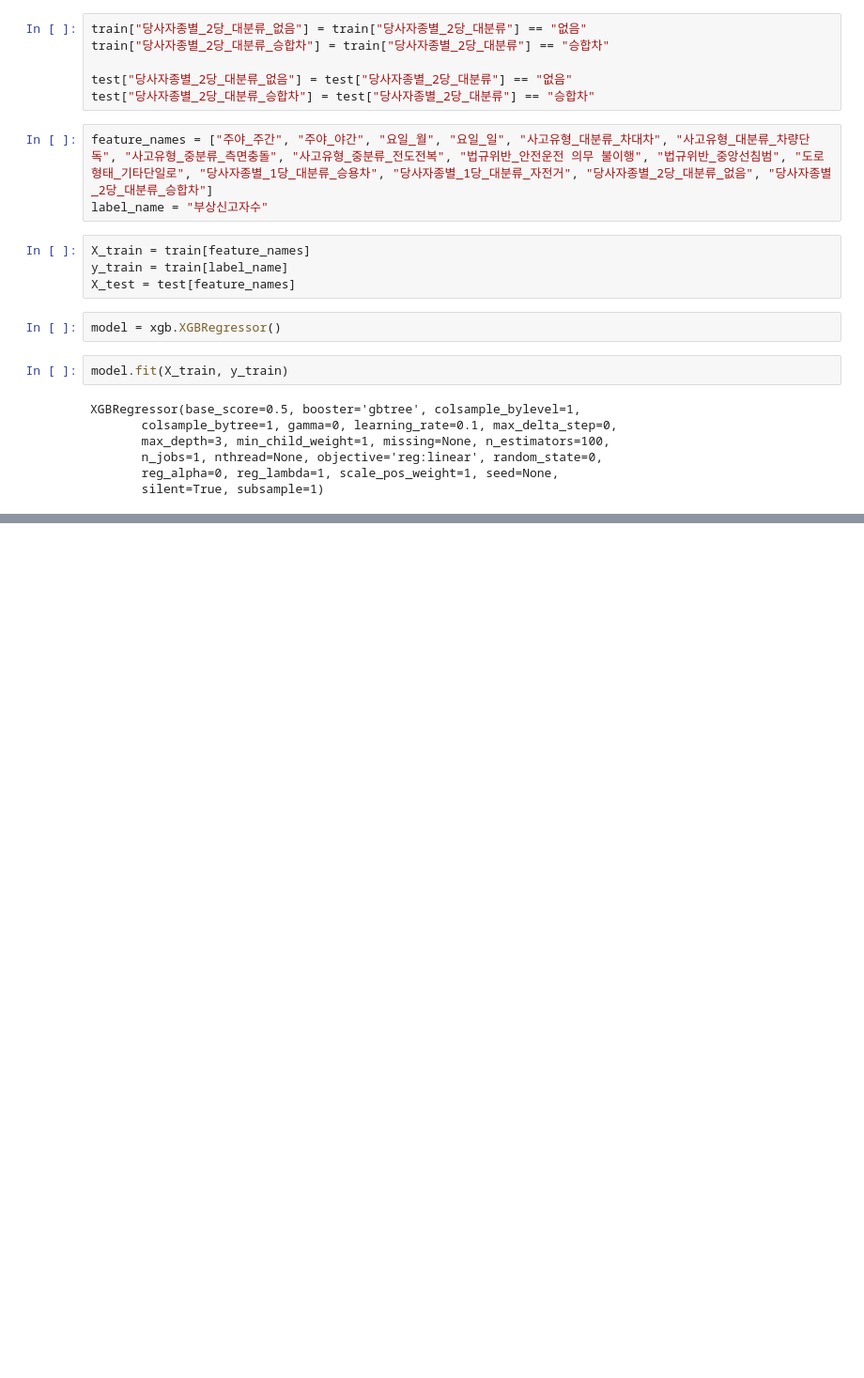
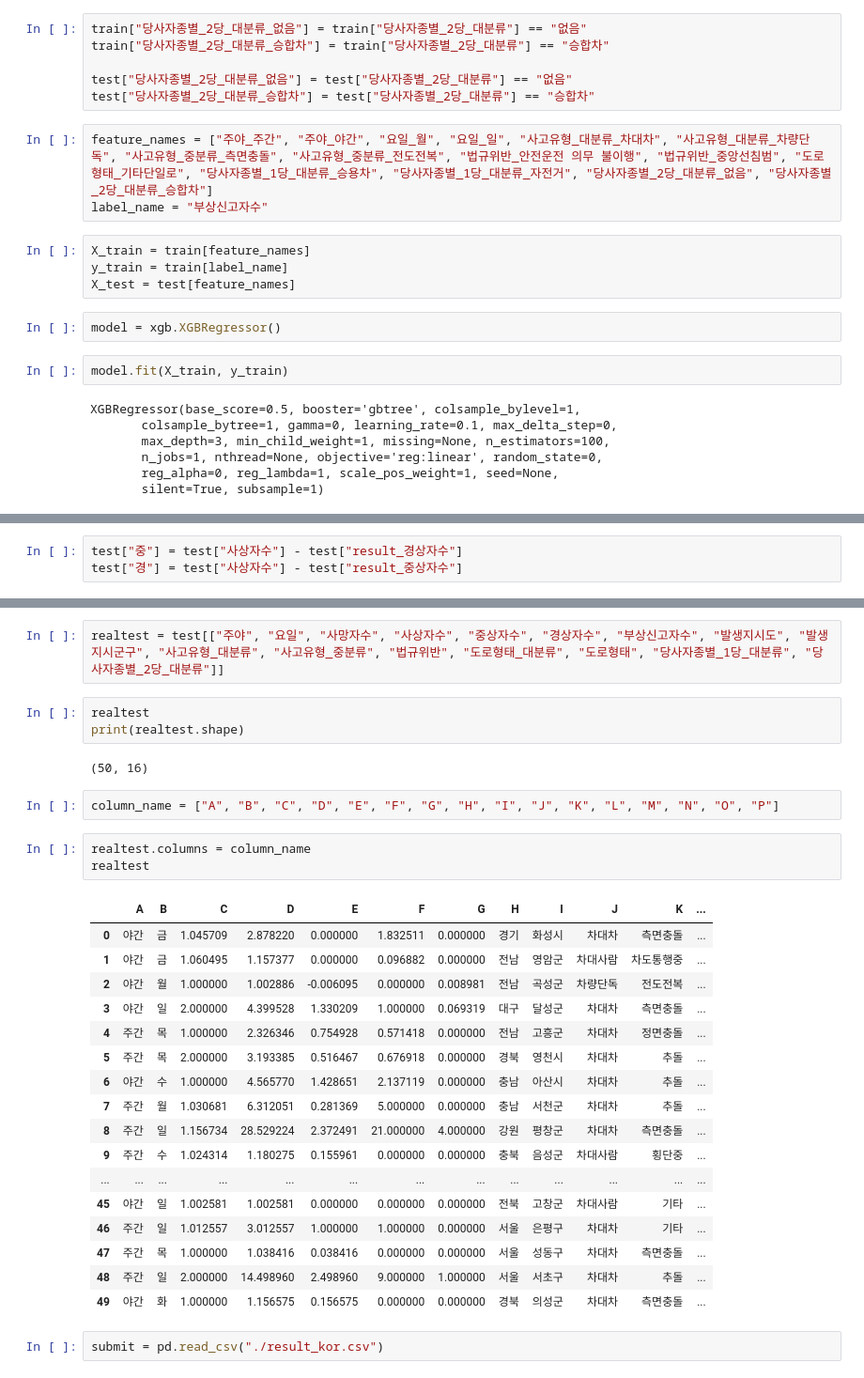
Before and after one commit to willthd/Data-Science, a Jupyter notebook: dataChallenge/dataChellenge.ipynb, the cells around one changed output, grey strips where cells are left out. Shown at 94% size. Cells and saved outputs as stored; diff of their text form; blank space fills up the shorter version.

```diff
--- a/dataChallenge/dataChellenge.ipynb
+++ b/dataChallenge/dataChellenge.ipynb
@@ -1046,0 +1208,3 @@ test.loc[test["부상신고자수"].isnull(), "부상신고자수"] = test["resu
+# %%
+test["중"] = test["사상자수"] - test["result_경상자수"]
+test["경"] = test["사상자수"] - test["result_중상자수"]
@@ -1046,0 +1251,32 @@ test.loc[test["부상신고자수"].isnull(), "부상신고자수"] = test["resu
+# %%
+realtest = test[["주야", "요일", "사망자수", "사상자수", "중상자수", "경상자수", "부상신고자수", "발생지시도", "발생지시군구", "사고유형_대분류", "사고유형_중분류", "법규위반", "도로형태_대분류", "도로형태", "당사자종별_1당_대분류", "당사자종별_2당_대분류"]]
+# %%
+realtest
+print(realtest.shape)
+# %% [output]
+(50, 16)
+# %%
+column_name = ["A", "B", "C", "D", "E", "F", "G", "H", "I", "J", "K", "L", "M", "N", "O", "P"]
+# %%
+realtest.columns = column_name
+realtest
+# %% [output]
+|  | A | B | C | D | E | F | G | H | I | J | K | ... |
+| 0 | 야간 | 금 | 1.045709 | 2.878220 | 0.000000 | 1.832511 | 0.000000 | 경기 | 화성시 | 차대차 | 측면충돌 | ... |
+| 1 | 야간 | 금 | 1.060495 | 1.157377 | 0.000000 | 0.096882 | 0.000000 | 전남 | 영암군 | 차대사람 | 차도통행중 | ... |
+| 2 | 야간 | 월 | 1.000000 | 1.002886 | -0.006095 | 0.000000 | 0.008981 | 전남 | 곡성군 | 차량단독 | 전도전복 | ... |
+| 3 | 야간 | 일 | 2.000000 | 4.399528 | 1.330209 | 1.000000 | 0.069319 | 대구 | 달성군 | 차대차 | 측면충돌 | ... |
+| 4 | 주간 | 목 | 1.000000 | 2.326346 | 0.754928 | 0.571418 | 0.000000 | 전남 | 고흥군 | 차대차 | 정면충돌 | ... |
+| 5 | 주간 | 목 | 2.000000 | 3.193385 | 0.516467 | 0.676918 | 0.000000 | 경북 | 영천시 | 차대차 | 추돌 | ... |
+| 6 | 야간 | 수 | 1.000000 | 4.565770 | 1.428651 | 2.137119 | 0.000000 | 충남 | 아산시 | 차대차 | 추돌 | ... |
+| 7 | 주간 | 월 | 1.030681 | 6.312051 | 0.281369 | 5.000000 | 0.000000 | 충남 | 서천군 | 차대차 | 추돌 | ... |
+| 8 | 주간 | 일 | 1.156734 | 28.529224 | 2.372491 | 21.000000 | 4.000000 | 강원 | 평창군 | 차대차 | 측면충돌 | ... |
+| 9 | 주간 | 수 | 1.024314 | 1.180275 | 0.155961 | 0.000000 | 0.000000 | 충북 | 음성군 | 차대사람 | 횡단중 | ... |
+| ... | ... | ... | ... | ... | ... | ... | ... | ... | ... | ... | ... | ... |
+| 45 | 야간 | 일 | 1.002581 | 1.002581 | 0.000000 | 0.000000 | 0.000000 | 전북 | 고창군 | 차대사람 | 기타 | ... |
+| 46 | 주간 | 일 | 1.012557 | 3.012557 | 1.000000 | 1.000000 | 0.000000 | 서울 | 은평구 | 차대차 | 기타 | ... |
+| 47 | 주간 | 목 | 1.000000 | 1.038416 | 0.038416 | 0.000000 | 0.000000 | 서울 | 성동구 | 차대차 | 측면충돌 | ... |
+| 48 | 주간 | 일 | 2.000000 | 14.498960 | 2.498960 | 9.000000 | 1.000000 | 서울 | 서초구 | 차대차 | 추돌 | ... |
+| 49 | 야간 | 화 | 1.000000 | 1.156575 | 0.156575 | 0.000000 | 0.000000 | 경북 | 의성군 | 차대차 | 측면충돌 | ... |
+# %%
+submit = pd.read_csv("./result_kor.csv")
```
Also changed, not shown: parts of 57 cells of this notebook.
